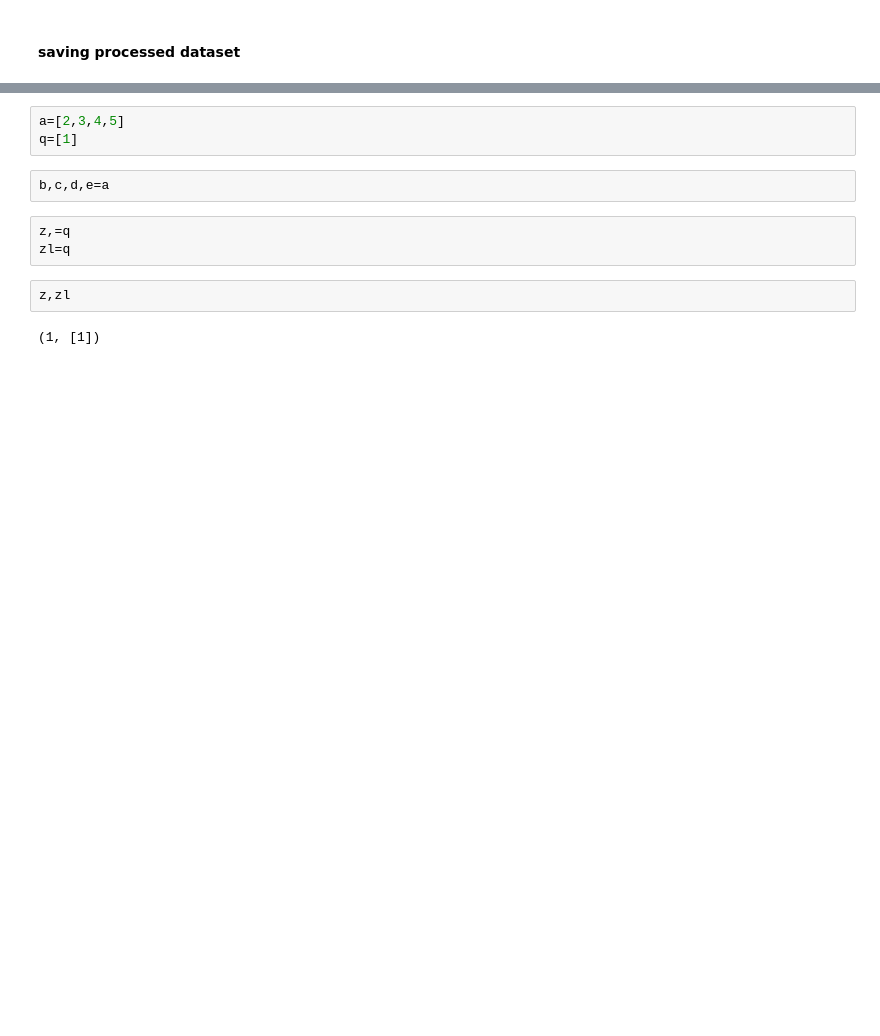
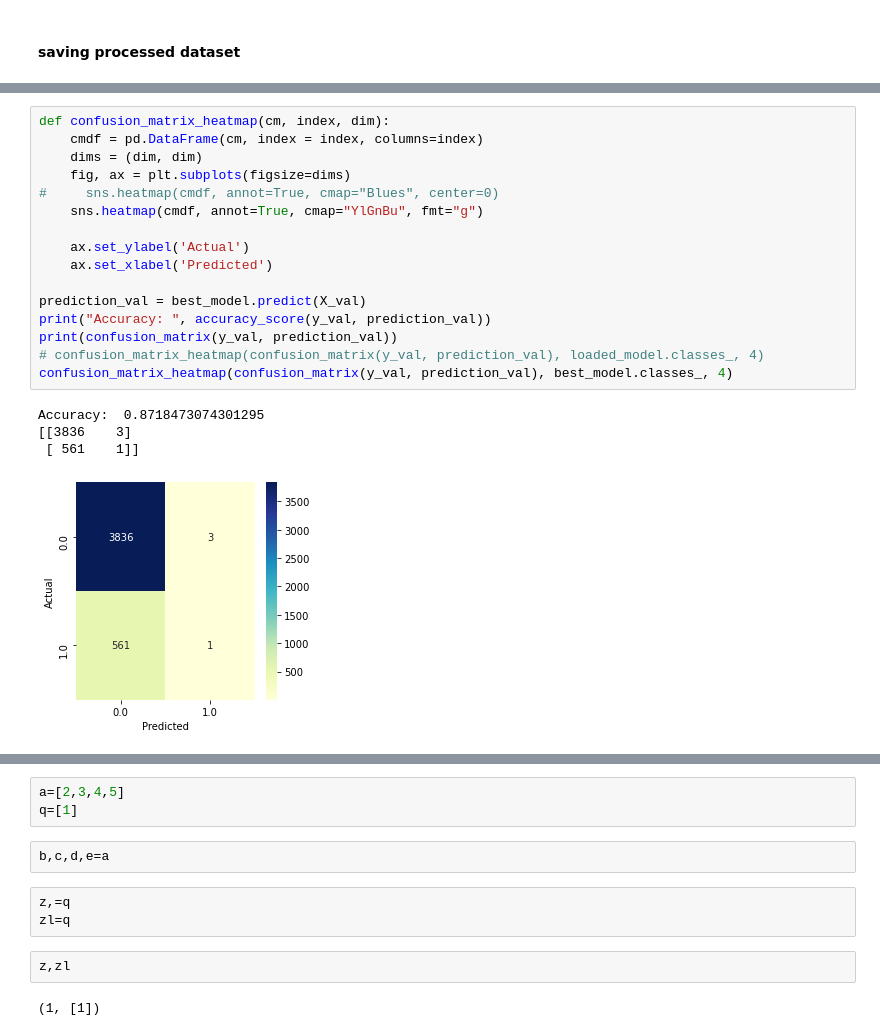
Before and after one commit to paramudya/bri-people-analytics, a Jupyter notebook: people_awin.ipynb, the cells around one changed output, grey strips where cells are left out. Saved outputs shown, nothing was run; the diff lists cells and outputs as text; blank space fills up the shorter version.

```diff
--- a/people_awin.ipynb
+++ b/people_awin.ipynb
@@ -154,0 +457,21 @@ train,=onehot([train],col)
+# %%
+def confusion_matrix_heatmap(cm, index, dim):
+    cmdf = pd.DataFrame(cm, index = index, columns=index)
+    dims = (dim, dim)
+    fig, ax = plt.subplots(figsize=dims)
+#     sns.heatmap(cmdf, annot=True, cmap="Blues", center=0)
+    sns.heatmap(cmdf, annot=True, cmap="YlGnBu", fmt="g")
+
+    ax.set_ylabel('Actual')
+    ax.set_xlabel('Predicted')
+
+prediction_val = best_model.predict(X_val)
+print("Accuracy: ", accuracy_score(y_val, prediction_val))
+print(confusion_matrix(y_val, prediction_val))
+# confusion_matrix_heatmap(confusion_matrix(y_val, prediction_val), loaded_model.classes_, 4)
+confusion_matrix_heatmap(confusion_matrix(y_val, prediction_val), best_model.classes_, 4)
+# %% [output]
+Accuracy:  0.8718473074301295
+[[3836    3]
+ [ 561    1]]
+[figure, added]
```
Also changed, not shown: parts of 66 cells of this notebook.
